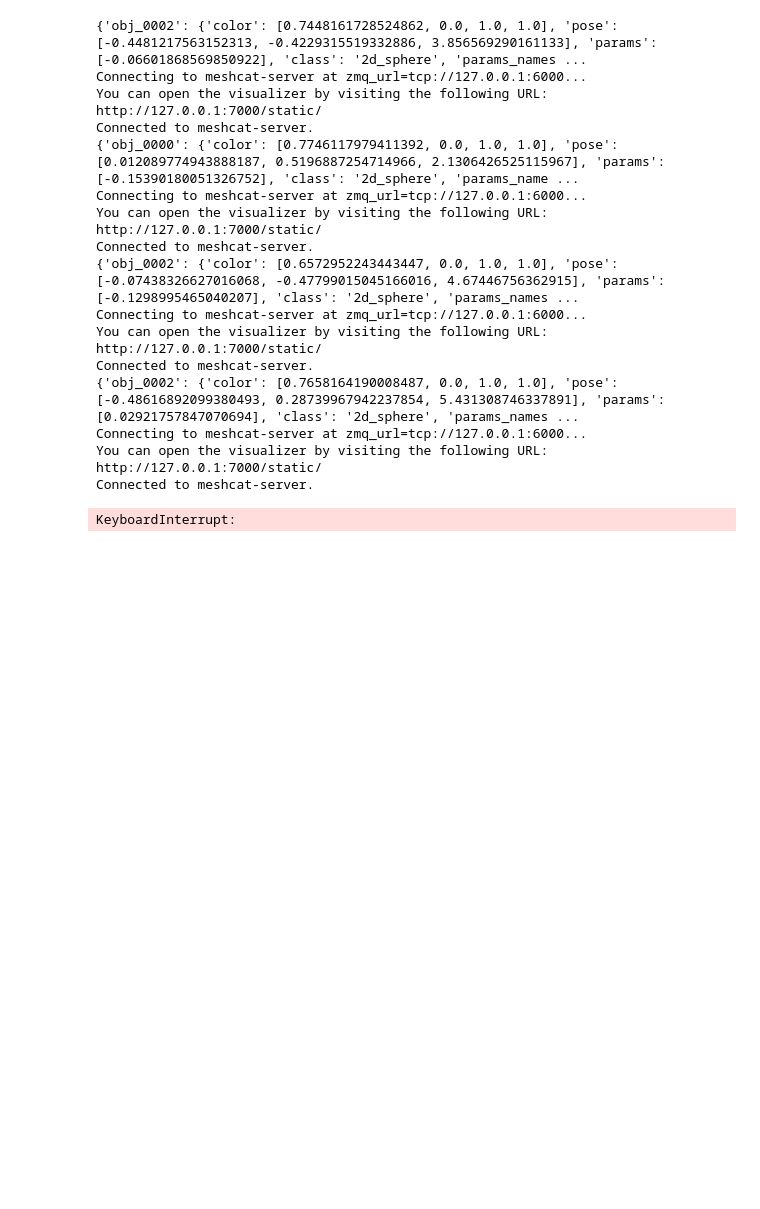
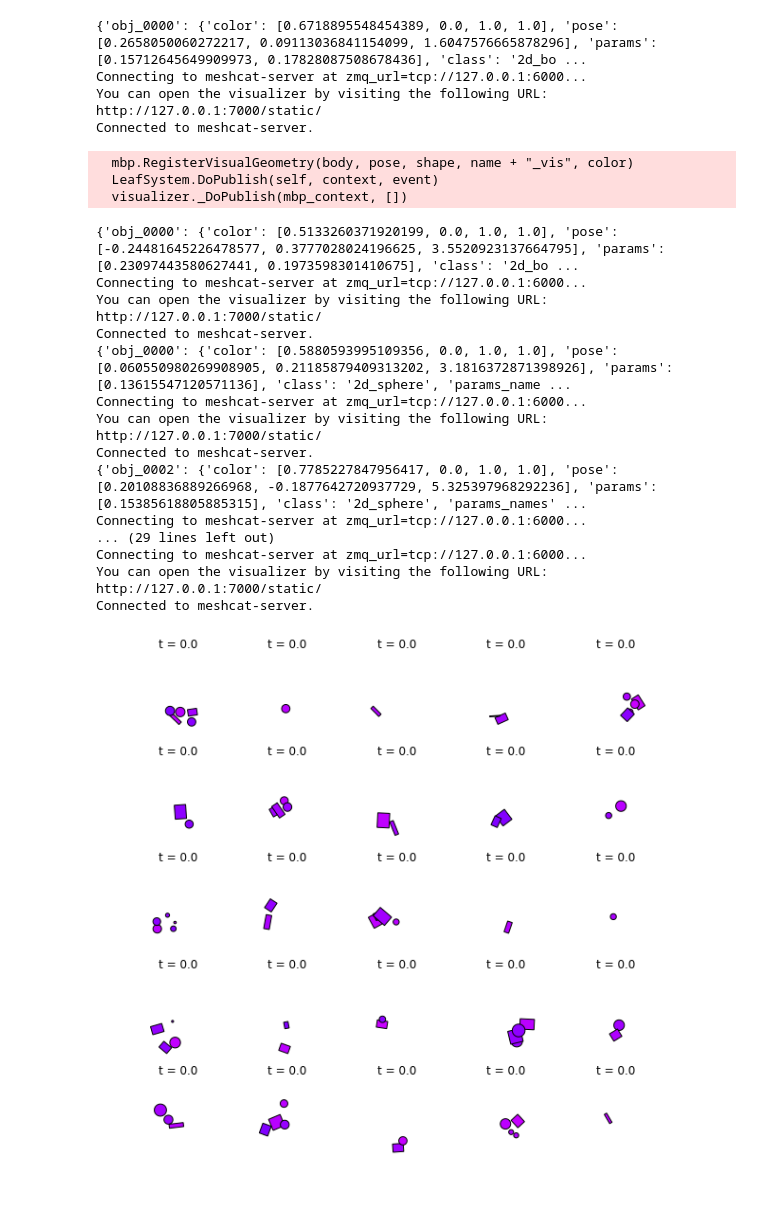
Before and after one commit to gizatt/scene_generation, a Jupyter notebook: notebooks/planar_tabletop/20190314_MBT_Context_Model_Lines.ipynb, the cells around one changed output. Drawn from its saved outputs; the diff is of its cells as text; code cells hidden in the pictures; blank space fills up the shorter version.

```diff
--- a/notebooks/planar_tabletop/20190314_MBT_Context_Model_Lines.ipynb
+++ b/notebooks/planar_tabletop/20190314_MBT_Context_Model_Lines.ipynb
@@ -250,7 +296,7 @@ KeyboardInterrupt
 # %%
 # Convert that data back to a YAML environment, which is easier to
 # handle.
-for i in range(100):
+for i in range(10):
     scene_with_most_objects = None
     for k in range(1):
         generated_data, generated_encodings, generated_contexts = model.model()
@@ -263,27 +309,45 @@ for i in range(100):
     dataset_utils.DrawYamlEnvironment(scene_with_most_objects, "planar_tabletop")
     time.sleep(1.0)
 # %% [output]
-{'obj_0002': {'color': [0.7448161728524862, 0.0, 1.0, 1.0], 'pose': [-0.4481217563152313, -0.4229315519332886, 3.856569290161133], 'params': [-0.06601868569850922], 'class': '2d_sphere', 'params_names ...
+{'obj_0000': {'color': [0.6718895548454389, 0.0, 1.0, 1.0], 'pose': [0.2658050060272217, 0.09113036841154099, 1.6047576665878296], 'params': [0.15712645649909973, 0.17828087508678436], 'class': '2d_bo ...
 Connecting to meshcat-server at zmq_url=tcp://127.0.0.1:6000...
 You can open the visualizer by visiting the following URL:
 http://127.0.0.1:7000/static/
 Connected to meshcat-server.
-{'obj_0000': {'color': [0.7746117979411392, 0.0, 1.0, 1.0], 'pose': [0.012089774943888187, 0.5196887254714966, 2.1306426525115967], 'params': [-0.15390180051326752], 'class': '2d_sphere', 'params_name ...
-Connecting to meshcat-server at zmq_url=tcp://127.0.0.1:6000...
-You can open the visualizer by visiting the following URL:
-http://127.0.0.1:7000/static/
-Connected to meshcat-server.
-{'obj_0002': {'color': [0.6572952243443447, 0.0, 1.0, 1.0], 'pose': [-0.07438326627016068, -0.47799015045166016, 4.67446756362915], 'params': [-0.1298995465040207], 'class': '2d_sphere', 'params_names ...
-Connecting to meshcat-server at zmq_url=tcp://127.0.0.1:6000...
-You can open the visualizer by visiting the following URL:
-http://127.0.0.1:7000/static/
-Connected to meshcat-server.
-{'obj_0002': {'color': [0.7658164190008487, 0.0, 1.0, 1.0], 'pose': [-0.48616892099380493, 0.28739967942237854, 5.431308746337891], 'params': [0.02921757847070694], 'class': '2d_sphere', 'params_names ...
-Connecting to meshcat-server at zmq_url=tcp://127.0.0.1:6000...
-You can open the visualizer by visiting the following URL:
-http://127.0.0.1:7000/static/
-Connected to meshcat-server.
-KeyboardInterrupt:
+  mbp.RegisterVisualGeometry(body, pose, shape, name + "_vis", color)
+  LeafSystem.DoPublish(self, context, event)
+  visualizer._DoPublish(mbp_context, [])
+{'obj_0000': {'color': [0.5133260371920199, 0.0, 1.0, 1.0], 'pose': [-0.24481645226478577, 0.3777028024196625, 3.5520923137664795], 'params': [0.23097443580627441, 0.1973598301410675], 'class': '2d_bo ...
+Connecting to meshcat-server at zmq_url=tcp://127.0.0.1:6000...
+You can open the visualizer by visiting the following URL:
+http://127.0.0.1:7000/static/
+Connected to meshcat-server.
+{'obj_0000': {'color': [0.5880593995109356, 0.0, 1.0, 1.0], 'pose': [0.060550980269908905, 0.21185879409313202, 3.1816372871398926], 'params': [0.13615547120571136], 'class': '2d_sphere', 'params_name ...
+Connecting to meshcat-server at zmq_url=tcp://127.0.0.1:6000...
+You can open the visualizer by visiting the following URL:
+http://127.0.0.1:7000/static/
+Connected to meshcat-server.
+{'obj_0002': {'color': [0.7785227847956417, 0.0, 1.0, 1.0], 'pose': [0.20108836889266968, -0.1877642720937729, 5.325397968292236], 'params': [0.15385618805885315], 'class': '2d_sphere', 'params_names' ...
+Connecting to meshcat-server at zmq_url=tcp://127.0.0.1:6000...
+... (29 lines left out)
+Connecting to meshcat-server at zmq_url=tcp://127.0.0.1:6000...
+You can open the visualizer by visiting the following URL:
+http://127.0.0.1:7000/static/
+Connected to meshcat-server.
+# %%
+# Convert that data back to a YAML environment, which is easier to
+# handle.
+side_width = 5
+generated_data, generated_encodings, generated_contexts = model.model()
+scene_yaml = scenes_dataset.convert_vectorized_environment_to_yaml(
+    generated_data)
+plt.figure().set_size_inches(10, 10)
+for k in range(side_width):
+    for l in range(side_width):
+        plt.subplot(side_width, side_width, k*side_width+l+1)
+        dataset_utils.DrawYamlEnvironmentPlanar(scene_yaml[k*side_width+l+1], "planar_tabletop", ax=plt.gca())
+# %% [output]
+[figure, added]
 # %%
 # Convert that data back to a YAML environment, which is easier to
 # handle.
```
Also changed, not shown: parts of 15 cells of this notebook.
